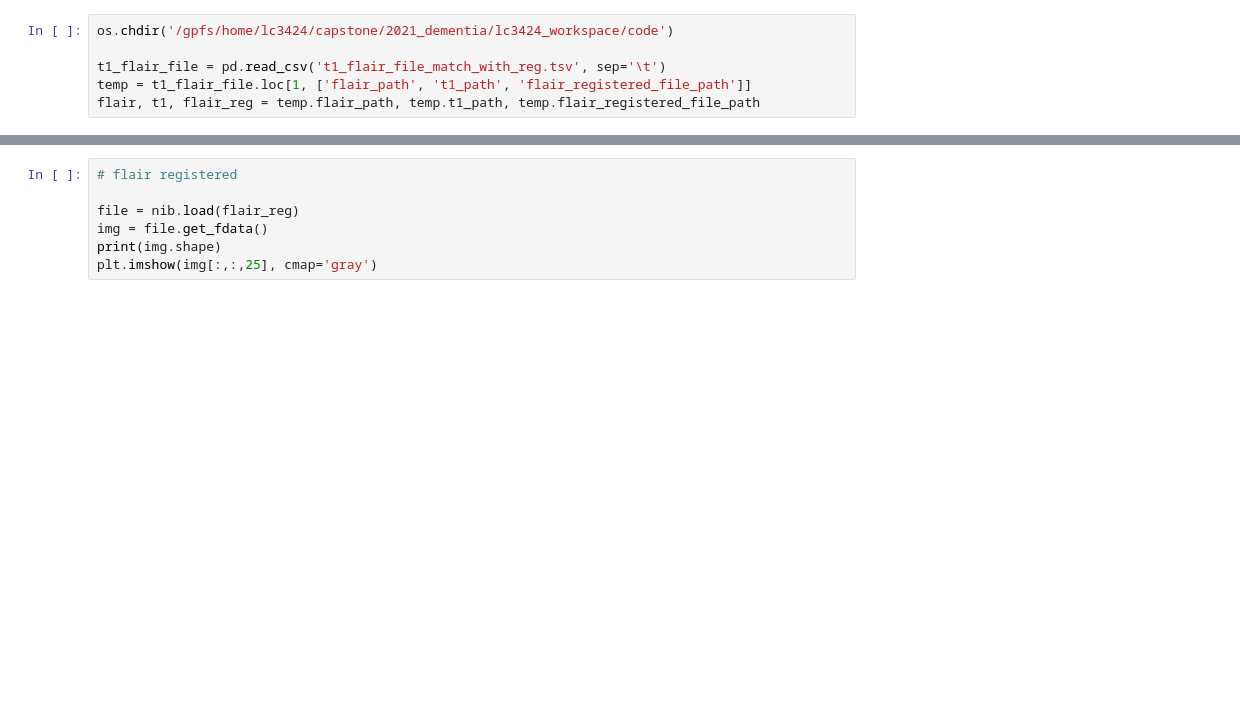
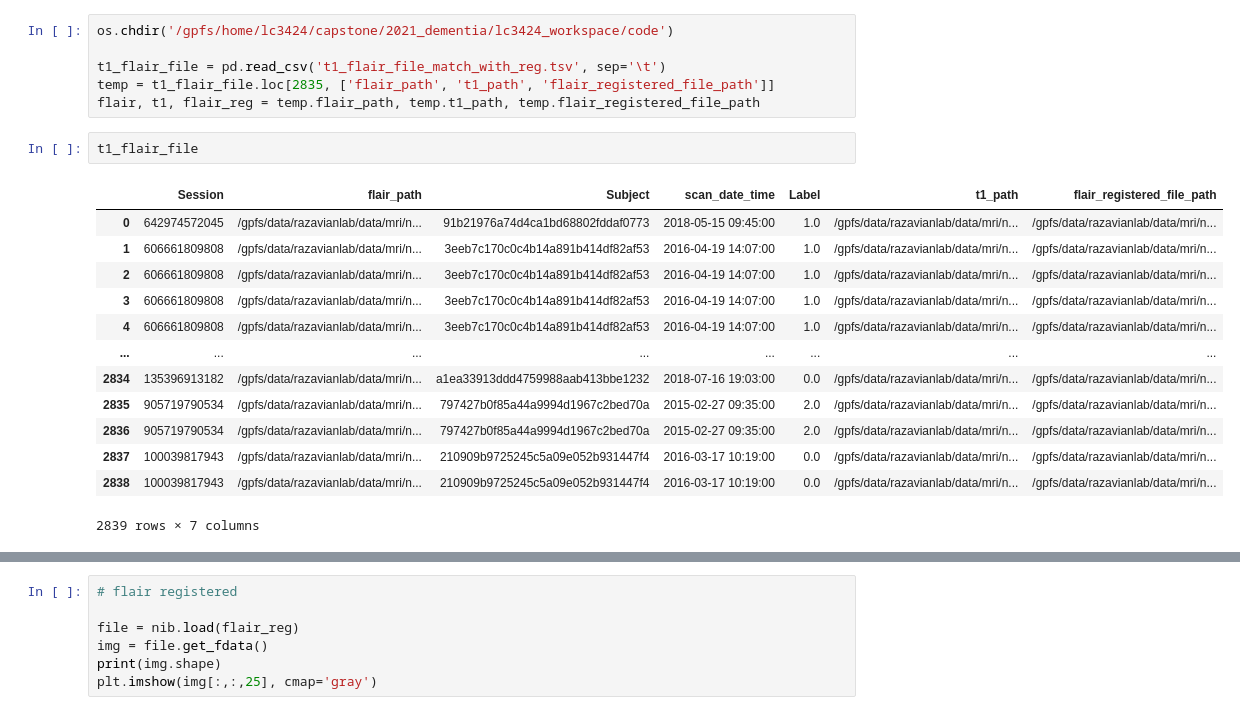
Before and after one commit to jackatcl/DL_for_Dementia, a Jupyter notebook: code/test.ipynb, the cells around one changed output, grey strips where cells are left out. Drawn from its saved outputs; the diff is of its cells as text; blank space fills up the shorter version.

```diff
--- a/code/test.ipynb
+++ b/code/test.ipynb
@@ -23,5 +23,21 @@ Matplotlib created a temporary config/cache directory at /tmp/matplotlib-ai4ykrq
 os.chdir('/gpfs/home/lc3424/capstone/2021_dementia/lc3424_workspace/code')
 
 t1_flair_file = pd.read_csv('t1_flair_file_match_with_reg.tsv', sep='\t')
-temp = t1_flair_file.loc[1, ['flair_path', 't1_path', 'flair_registered_file_path']]
+temp = t1_flair_file.loc[2835, ['flair_path', 't1_path', 'flair_registered_file_path']]
 flair, t1, flair_reg = temp.flair_path, temp.t1_path, temp.flair_registered_file_path
+# %%
+t1_flair_file
+# %% [output]
+|  | Session | flair_path | Subject | scan_date_time | Label | t1_path | flair_registered_file_path |
+| 0 | 642974572045 | /gpfs/data/razavianlab/data/mri/n... | 91b21976a74d4ca1bd68802fddaf0773 | 2018-05-15 09:45:00 | 1.0 | /gpfs/data/razavianlab/data/mri/n... | /gpfs/data/razavianlab/data/mri/n... |
+| 1 | 606661809808 | /gpfs/data/razavianlab/data/mri/n... | 3eeb7c170c0c4b14a891b414df82af53 | 2016-04-19 14:07:00 | 1.0 | /gpfs/data/razavianlab/data/mri/n... | /gpfs/data/razavianlab/data/mri/n... |
+| 2 | 606661809808 | /gpfs/data/razavianlab/data/mri/n... | 3eeb7c170c0c4b14a891b414df82af53 | 2016-04-19 14:07:00 | 1.0 | /gpfs/data/razavianlab/data/mri/n... | /gpfs/data/razavianlab/data/mri/n... |
+| 3 | 606661809808 | /gpfs/data/razavianlab/data/mri/n... | 3eeb7c170c0c4b14a891b414df82af53 | 2016-04-19 14:07:00 | 1.0 | /gpfs/data/razavianlab/data/mri/n... | /gpfs/data/razavianlab/data/mri/n... |
+| 4 | 606661809808 | /gpfs/data/razavianlab/data/mri/n... | 3eeb7c170c0c4b14a891b414df82af53 | 2016-04-19 14:07:00 | 1.0 | /gpfs/data/razavianlab/data/mri/n... | /gpfs/data/razavianlab/data/mri/n... |
+| ... | ... | ... | ... | ... | ... | ... | ... |
+| 2834 | 135396913182 | /gpfs/data/razavianlab/data/mri/n... | a1ea33913ddd4759988aab413bbe1232 | 2018-07-16 19:03:00 | 0.0 | /gpfs/data/razavianlab/data/mri/n... | /gpfs/data/razavianlab/data/mri/n... |
+| 2835 | 905719790534 | /gpfs/data/razavianlab/data/mri/n... | 797427b0f85a44a9994d1967c2bed70a | 2015-02-27 09:35:00 | 2.0 | /gpfs/data/razavianlab/data/mri/n... | /gpfs/data/razavianlab/data/mri/n... |
+| 2836 | 905719790534 | /gpfs/data/razavianlab/data/mri/n... | 797427b0f85a44a9994d1967c2bed70a | 2015-02-27 09:35:00 | 2.0 | /gpfs/data/razavianlab/data/mri/n... | /gpfs/data/razavianlab/data/mri/n... |
+| 2837 | 100039817943 | /gpfs/data/razavianlab/data/mri/n... | 210909b9725245c5a09e052b931447f4 | 2016-03-17 10:19:00 | 0.0 | /gpfs/data/razavianlab/data/mri/n... | /gpfs/data/razavianlab/data/mri/n... |
+| 2838 | 100039817943 | /gpfs/data/razavianlab/data/mri/n... | 210909b9725245c5a09e052b931447f4 | 2016-03-17 10:19:00 | 0.0 | /gpfs/data/razavianlab/data/mri/n... | /gpfs/data/razavianlab/data/mri/n... |
+2839 rows × 7 columns
```
Also changed, not shown: parts of 4 cells of this notebook, 8 other files.
